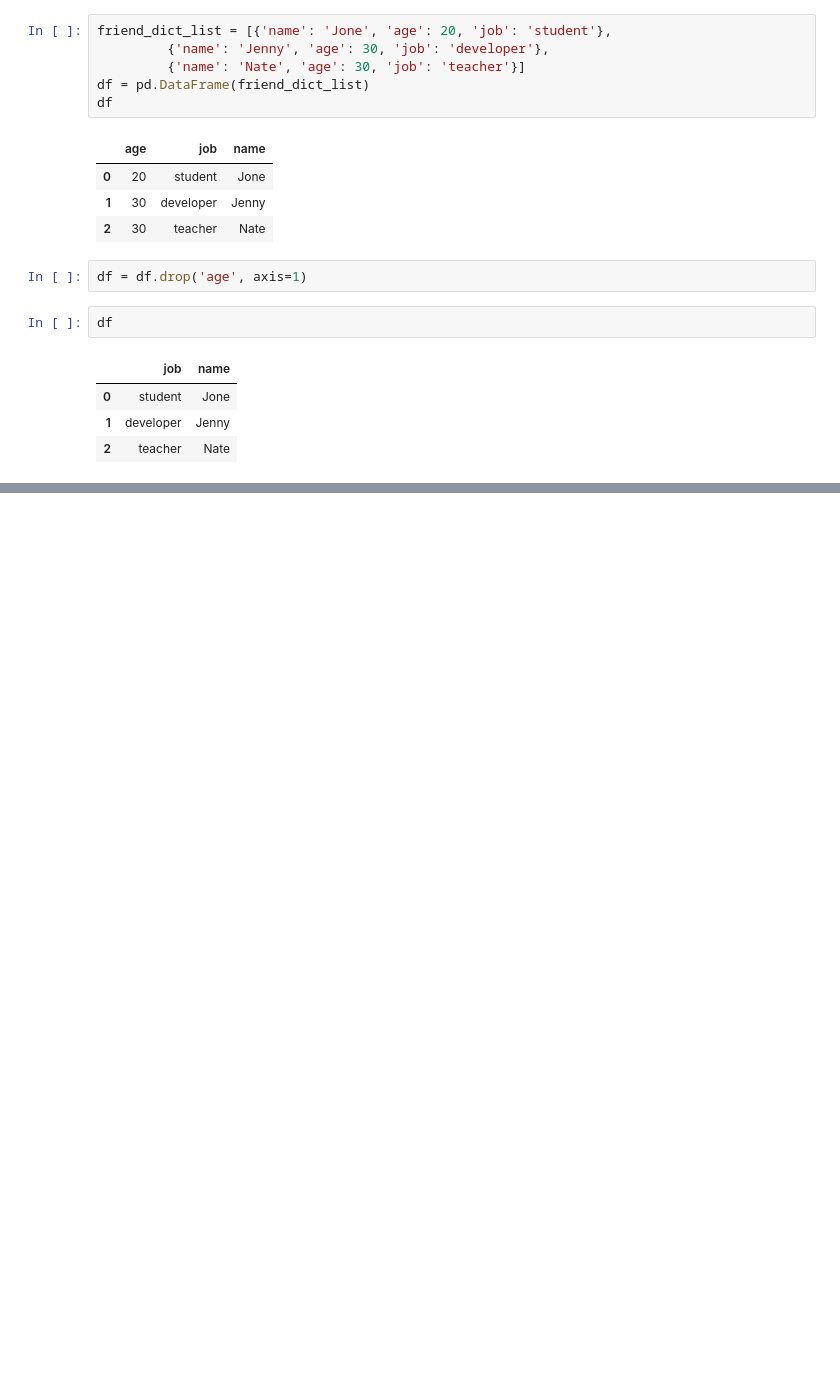
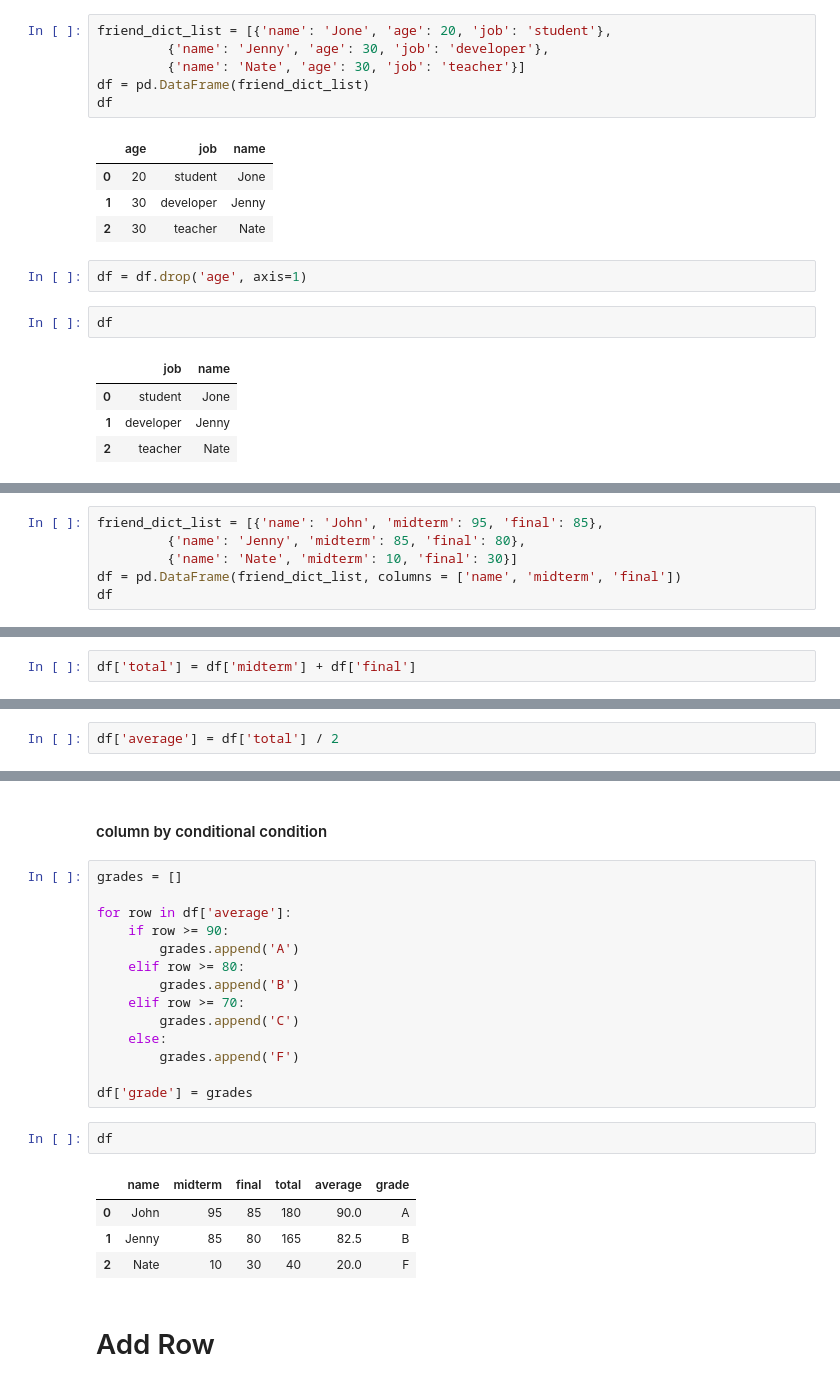
Before and after one commit to minsuk-heo/pandas, a Jupyter notebook: Pandas_Cheatsheet.ipynb, the cells around one changed output, grey strips where cells are left out. Saved outputs shown, nothing was run; the diff lists cells and outputs as text; blank space fills up the shorter version.

Commit message:
adding column, row tutorial updated

```diff
--- a/Pandas_Cheatsheet.ipynb
+++ b/Pandas_Cheatsheet.ipynb
@@ -528,0 +582,6 @@ df
+# %%
+friend_dict_list = [{'name': 'John', 'midterm': 95, 'final': 85},
+         {'name': 'Jenny', 'midterm': 85, 'final': 80},
+         {'name': 'Nate', 'midterm': 10, 'final': 30}]
+df = pd.DataFrame(friend_dict_list, columns = ['name', 'midterm', 'final'])
+df
@@ -528,0 +595,2 @@ df
+# %%
+df['total'] = df['midterm'] + df['final']
@@ -528,0 +606,2 @@ df
+# %%
+df['average'] = df['total'] / 2
@@ -528,0 +615,25 @@ df
+# %% [markdown]
+#### column by conditional condition
+# %%
+grades = []
+
+for row in df['average']:
+    if row >= 90:
+        grades.append('A')
+    elif row >= 80:
+        grades.append('B')
+    elif row >= 70:
+        grades.append('C')
+    else:
+        grades.append('F')
+
+df['grade'] = grades
+# %%
+df
+# %% [output]
+|  | name | midterm | final | total | average | grade |
+| 0 | John | 95 | 85 | 180 | 90.0 | A |
+| 1 | Jenny | 85 | 80 | 165 | 82.5 | B |
+| 2 | Nate | 10 | 30 | 40 | 20.0 | F |
+# %% [markdown]
+# Add Row
```
Also changed, not shown: parts of 21 cells of this notebook.
